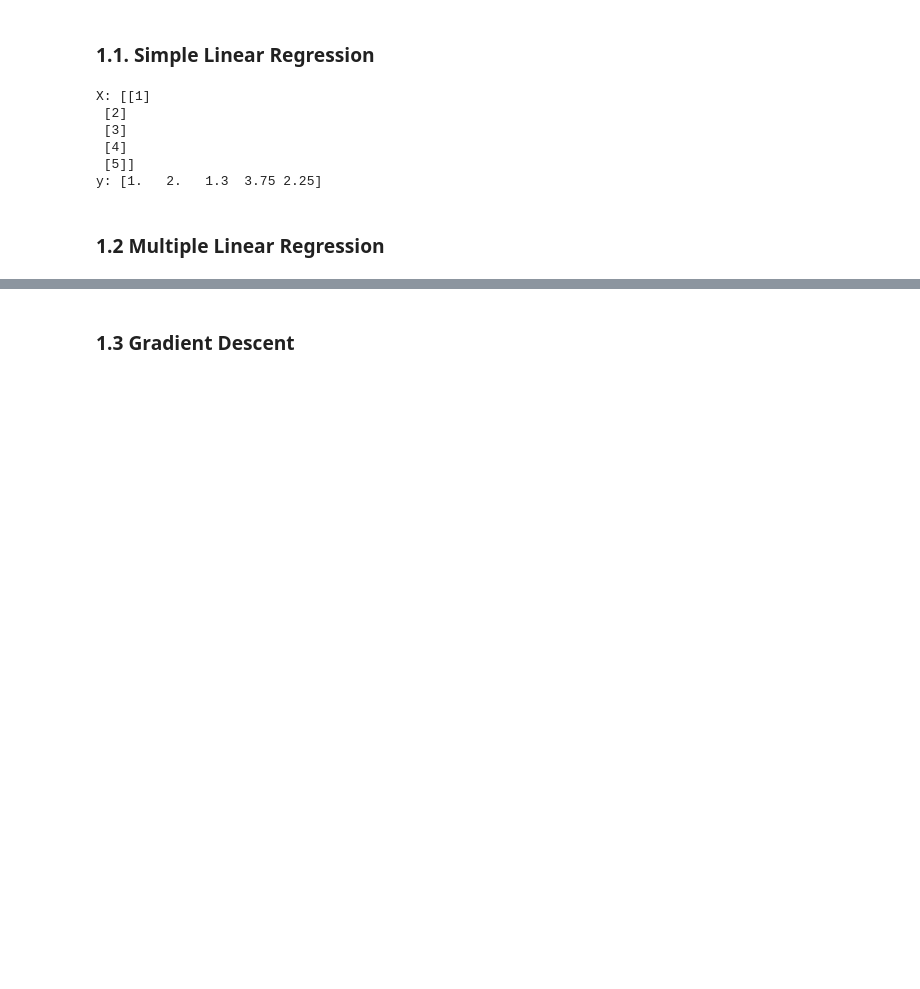
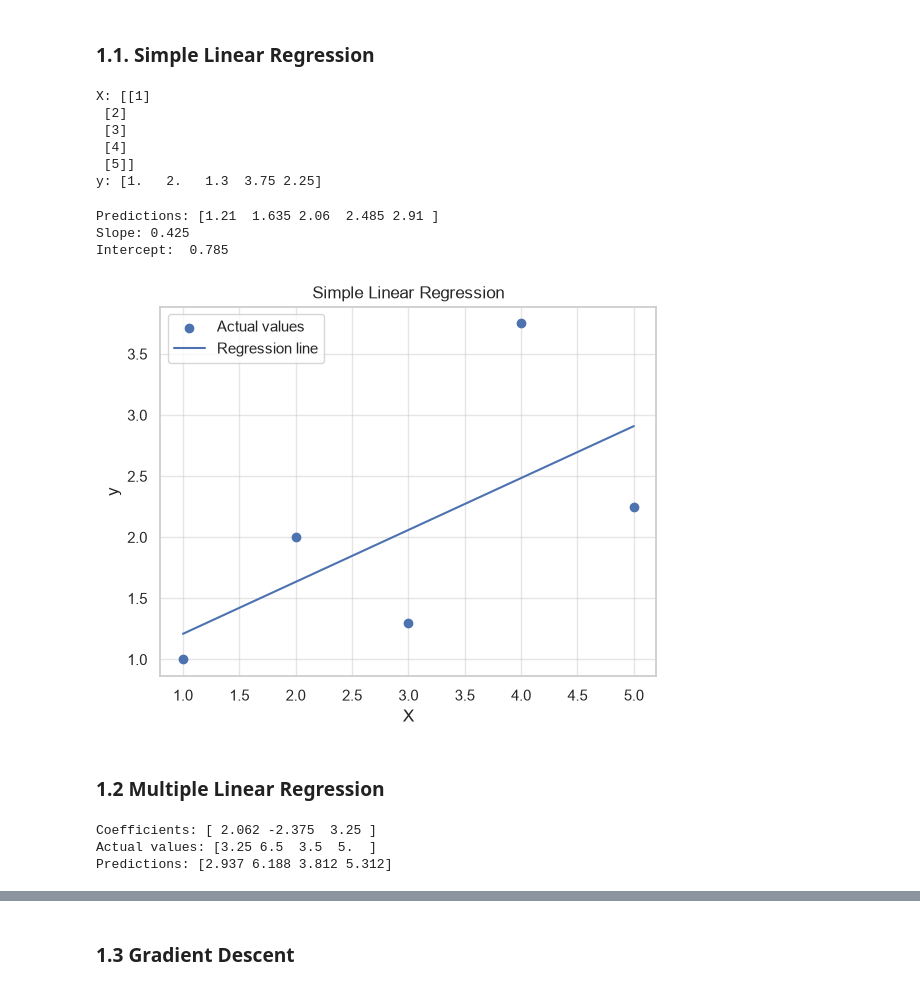
Before and after one commit to mirosssha/AIBDApython, a Jupyter notebook: NSU_ML/Labs/lab02.ipynb, the cells around one changed output, grey strips where cells are left out. Cells and saved outputs as stored; diff of their text form; code cells hidden in the pictures; blank space fills up the shorter version.

```diff
--- a/NSU_ML/Labs/lab02.ipynb
+++ b/NSU_ML/Labs/lab02.ipynb
@@ -25,12 +25,45 @@ X: [[1]
 y: [1.   2.   1.3  3.75 2.25]
 # %%
 class SimpleLinearRegression:
-    pass
-    # TODO: Implement fit and predict methods
+    def fit(self, X, y):
+        x = X[:, 0]
+        x_mean = np.mean(x)
+        y_mean = np.mean(y)
+
+        self.slope = np.sum(
+            (x - x_mean) * (y - y_mean)
+        ) / np.sum((x - x_mean) ** 2)
+
+        self.intercept = y_mean - self.slope * x_mean
+
+    def predict(self, X):
+        x = X[:, 0]
+        return self.slope * x + self.intercept
 # %%
 # TODO: Predicting using SimpleLinearRegression
+model = SimpleLinearRegression()
+model.fit(X, y)
+y_pred = model.predict(X)
+print("Predictions:", y_pred)
+print("Slope:", model.slope)
+print("Intercept: ", round(model.intercept, 3))
+# %% [output]
+Predictions: [1.21  1.635 2.06  2.485 2.91 ]
+Slope: 0.425
+Intercept:  0.785
 # %%
 # TODO: Visualizing the results (scatter plot and regression line)
+
+plt.scatter(X[:, 0], y, label="Actual values")
+plt.plot(X[:, 0], y_pred, label="Regression line")
+
+plt.xlabel("X")
+plt.ylabel("y")
+plt.title("Simple Linear Regression")
+plt.legend()
+plt.show()
+# %% [output]
+[figure, added]
 # %% [markdown]
 ### 1.2 Multiple Linear Regression
 # %%
@@ -56,4 +92,15 @@ class MultipleLinearRegression:
 # %%
 # TODO: Predicting using MultipleLinearRegression
+multiple_model = MultipleLinearRegression()
+multiple_model.fit(X, Y)
+multiple_pred = multiple_model.predict(X)
+
+print("Coefficients:", np.round(multiple_model.coefficients, 3))
+print("Actual values:", Y)
+print("Predictions:", np.round(multiple_pred, 3))
+# %% [output]
+Coefficients: [ 2.062 -2.375  3.25 ]
+Actual values: [3.25 6.5  3.5  5.  ]
+Predictions: [2.937 6.188 3.812 5.312]
 # %%
 # TODO: VIsualizing the results (scatter plot and regression line)
```
Also changed, not shown: parts of 16 cells of this notebook, 4 other files.
